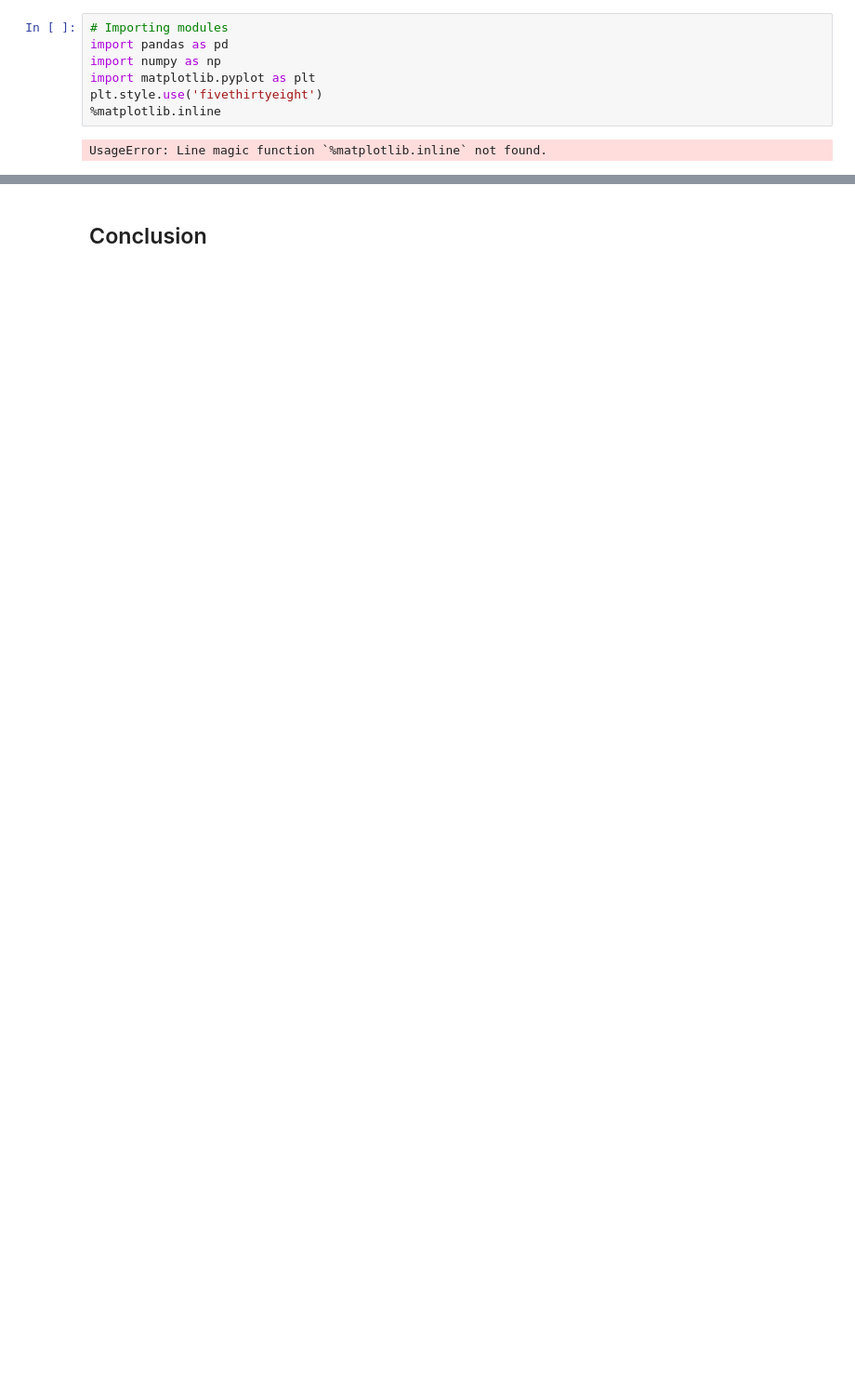
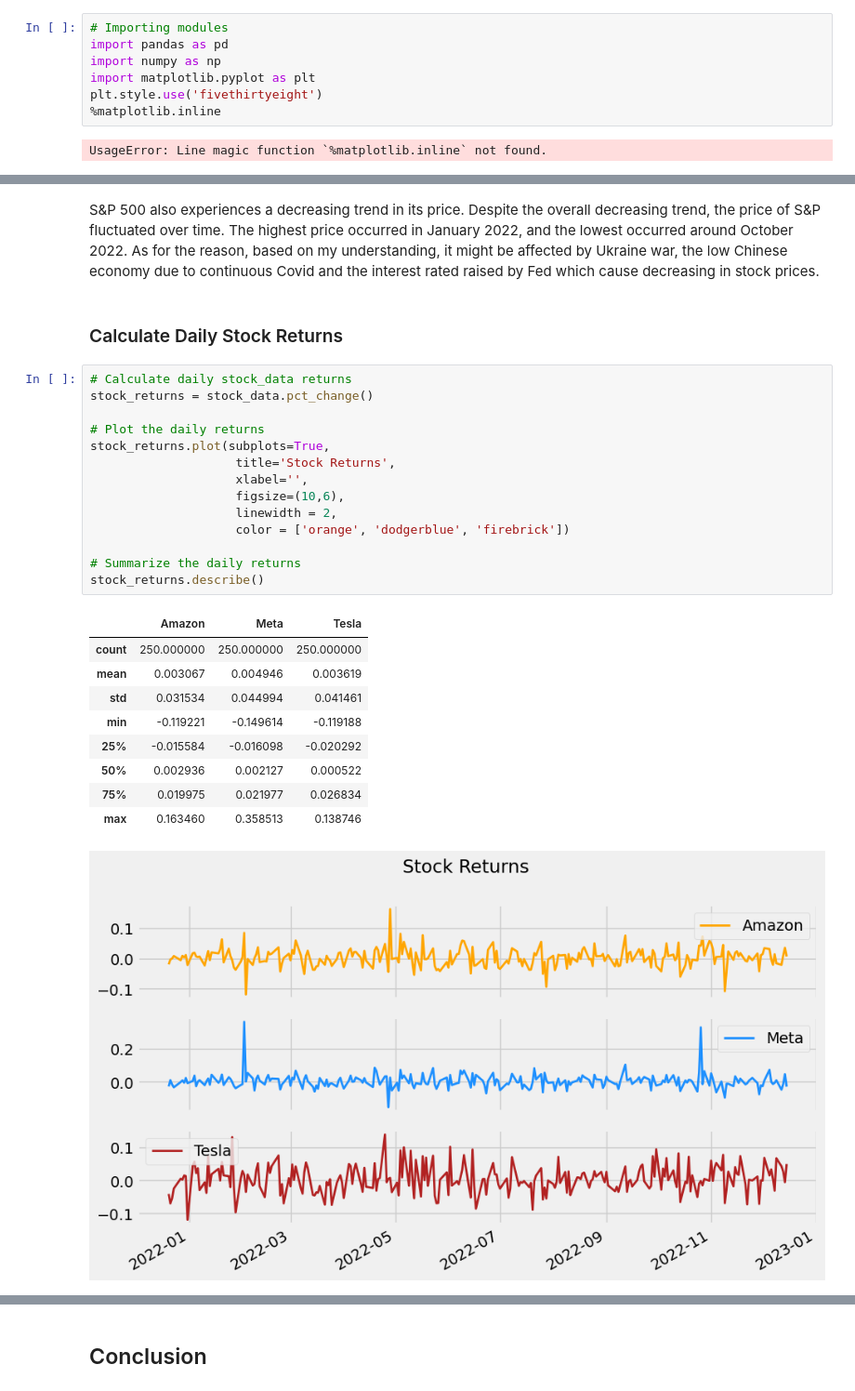
Before and after one commit to wswu001/Risk-Return-The-Sharpe-Ratio, a Jupyter notebook: main.ipynb, the cells around one changed output, grey strips where cells are left out. Shown at 93% size. Cells and saved outputs as stored; diff of their text form; blank space fills up the shorter version.

```diff
--- a/main.ipynb
+++ b/main.ipynb
@@ -245,0 +155,29 @@ Write down what you observed...
+# %% [markdown]
+S&P 500 also experiences a decreasing trend in its price. Despite the overall decreasing trend, the price of S&P fluctuated over time. The highest price occurred in January 2022, and the lowest occurred around October 2022. As for the reason, based on my understanding, it might be affected by Ukraine war, the low Chinese economy due to continuous Covid and the interest rated raised by Fed which cause decreasing in stock prices.
+# %% [markdown]
+### Calculate Daily Stock Returns
+# %%
+# Calculate daily stock_data returns
+stock_returns = stock_data.pct_change()
+
+# Plot the daily returns
+stock_returns.plot(subplots=True,
+                    title='Stock Returns',
+                    xlabel='',
+                    figsize=(10,6),
+                    linewidth = 2,
+                    color = ['orange', 'dodgerblue', 'firebrick'])
+
+# Summarize the daily returns
+stock_returns.describe()
+# %% [output]
+|  | Amazon | Meta | Tesla |
+| count | 250.000000 | 250.000000 | 250.000000 |
+| mean | 0.003067 | 0.004946 | 0.003619 |
+| std | 0.031534 | 0.044994 | 0.041461 |
+| min | -0.119221 | -0.149614 | -0.119188 |
+| 25% | -0.015584 | -0.016098 | -0.020292 |
+| 50% | 0.002936 | 0.002127 | 0.000522 |
+| 75% | 0.019975 | 0.021977 | 0.026834 |
+| max | 0.163460 | 0.358513 | 0.138746 |
+[figure, added]
```
Also changed, not shown: parts of 49 cells of this notebook.
